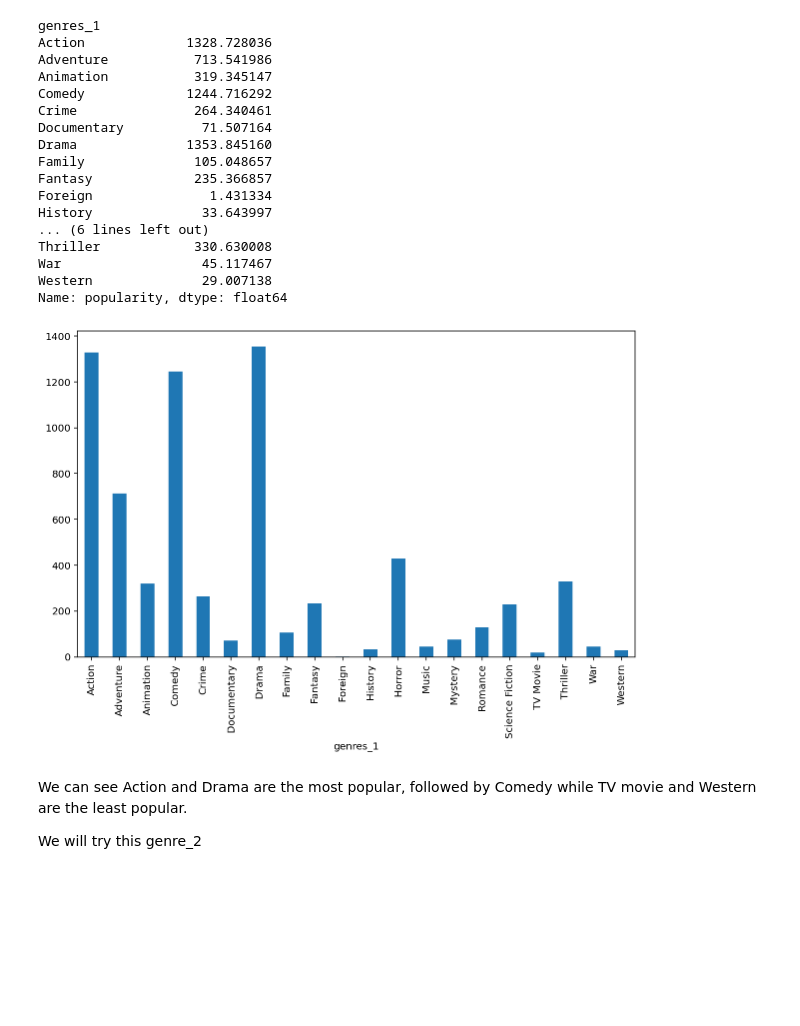
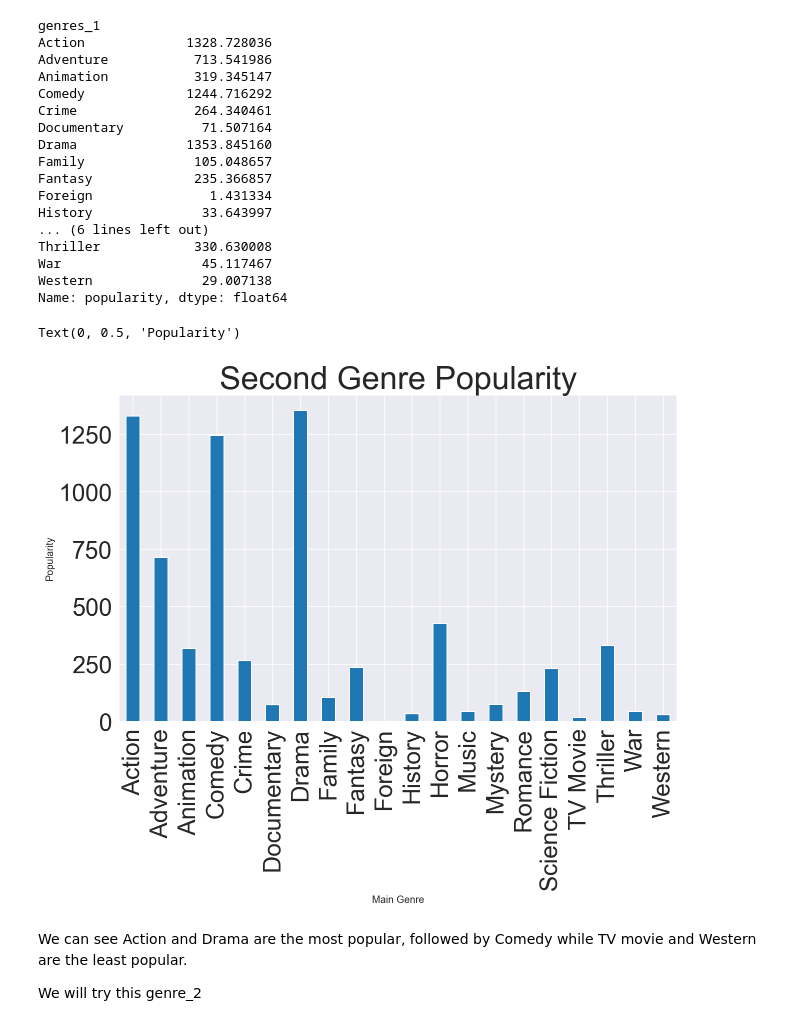
Before and after one commit to CharlesOkafor91/Analyse_movie_dataset, a Jupyter notebook: Investigate_a_Dataset.ipynb, the cells around one changed output. Cells and saved outputs as stored; diff of their text form; code cells hidden in the pictures; blank space fills up the shorter version.

```diff
--- a/Investigate_a_Dataset.ipynb
+++ b/Investigate_a_Dataset.ipynb
@@ -199,3 +210,15 @@ movie_df.head()
 | 3 | 11.173104 | 200000000 | 2068178225 | Star Wars: The Force Awakens | http://www.starwars.com/films/sta... | J.J. Abrams | Every generation has a story. | Thirty years after defeating the ... | 136 | ... |
 | 4 | 9.335014 | 190000000 | 1506249360 | Furious 7 | http://www.furious7.com/ | James Wan | Vengeance Hits Home | Deckard Shaw seeks revenge agains... | 137 | ... |
 5 rows × 22 columns
+# %%
+import matplotlib
+
+params = {'axes.titlesize':'45',
+          'xtick.labelsize':'24',
+          'ytick.labelsize':'24'}
+matplotlib.rcParams.update(params)
+
+movie_df.hist(layout=(5,2), figsize=(50,50))
+
+plt.tight_layout()
+plt.show()
@@ -397,10 +426,13 @@ Thriller            330.630008
 War                  45.117467
 Western              29.007138
 Name: popularity, dtype: float64
-# %%
-genre_popularity.plot(kind='bar');
-# %% [output]
-[figure, removed]
+# %%
+ax = genre_popularity.plot(kind='bar', title='Second Genre Popularity')
+ax.set_xlabel("Main Genre")
+ax.set_ylabel("Popularity")
+# %% [output]
+Text(0, 0.5, 'Popularity')
+[figure, added]
 # %% [markdown]
 We can see Action and Drama are the most popular, followed by Comedy while TV movie and Western are the least popular.
 
```
Also changed, not shown: parts of 21 cells of this notebook.
